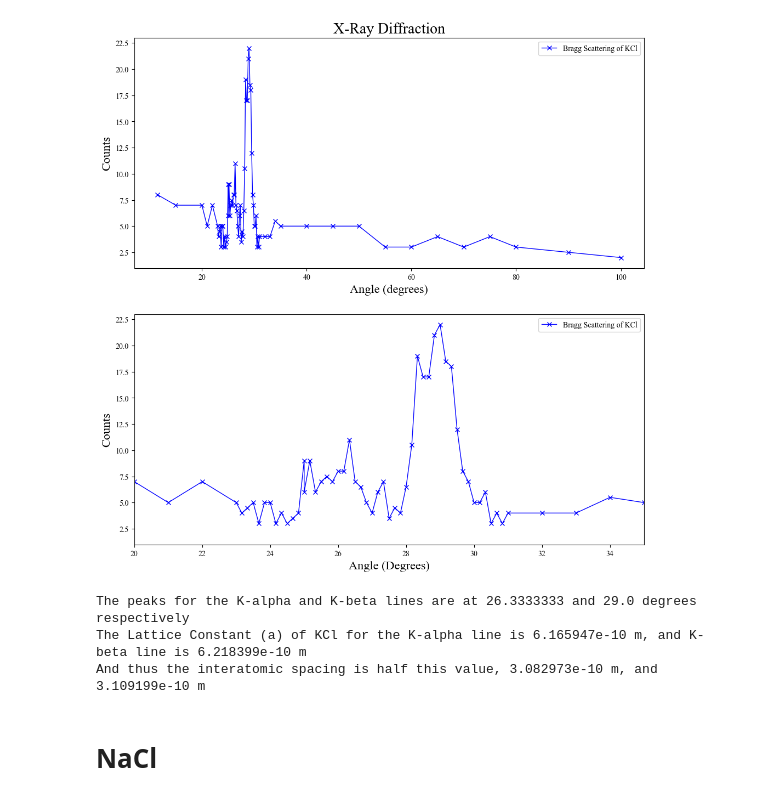
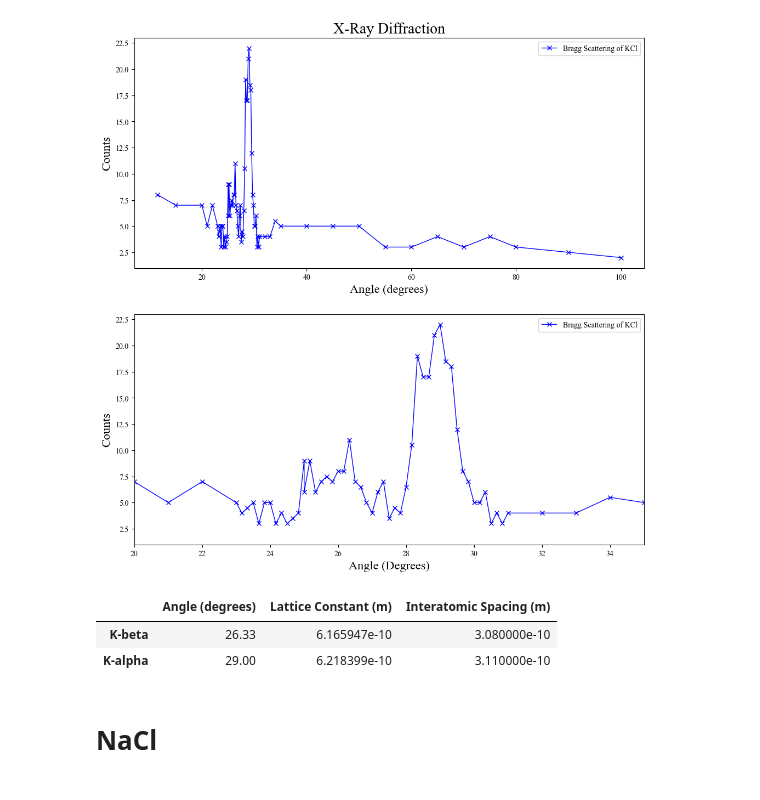
Before and after one commit to lewismcnish/Physics, a Jupyter notebook: Labs/X_ray/X_ray.ipynb, the cells around one changed output. Cells and saved outputs as stored; diff of their text form; code cells hidden in the pictures.

Commit message:
formatting of second table

```diff
--- a/Labs/X_ray/X_ray.ipynb
+++ b/Labs/X_ray/X_ray.ipynb
@@ -166,22 +165,26 @@ plt.show()
 # %%
 def lat_const(theta,m,wavelength):
     return 2*(m*wavelength)/(2*np.sin(theta/2))
 
 peaks_indexes,peaks = sp.signal.find_peaks(flat_counts, height=10, distance=10)
 m=1
 angle = (sorted_angle[peaks_indexes])
 rad = (angle) * np.pi / 180
 
 a_beta = lat_const(rad[0],m,k_beta)
 a_alpha = lat_const(rad[1],m,k_alpha)
 
-print(f'The peaks for the K-alpha and K-beta lines are at {angle[0]} and {angle[1]} degrees respectively')
-print(f'The Lattice Constant (a) of KCl for the K-alpha line is {lat_const(rad[0],m,k_beta):2e} m, and K-beta line is {lat_const(rad[1],m,k_alpha):2e} m')
-print(f'And thus the interatomic spacing is half this value, {lat_const(rad[0],m,k_beta)/2:2e} m, and {lat_const(rad[1],m,k_alpha)/2:2e} m')
+angle = np.around(angle,2)
+lat_const = ([a_beta,a_alpha])
+inter_spacing = np.around([a_beta/2,a_alpha/2],decimals = 12)
+
+df = pd.DataFrame({'Angle (degrees)':angle,'Lattice Constant (m)': lat_const,'Interatomic Spacing (m)': inter_spacing},index = ['K-beta','K-alpha'])
+
+df
 # %% [output]
-The peaks for the K-alpha and K-beta lines are at 26.3333333 and 29.0 degrees respectively
-The Lattice Constant (a) of KCl for the K-alpha line is 6.165947e-10 m, and K-beta line is 6.218399e-10 m
-And thus the interatomic spacing is half this value, 3.082973e-10 m, and 3.109199e-10 m
+|  | Angle (degrees) | Lattice Constant (m) | Interatomic Spacing (m) |
+| K-beta | 26.33 | 6.165947e-10 | 3.080000e-10 |
+| K-alpha | 29.00 | 6.218399e-10 | 3.110000e-10 |
 # %% [markdown]
 # NaCl
 # %%
```
Also changed, not shown: parts of 1 cell of this notebook.
